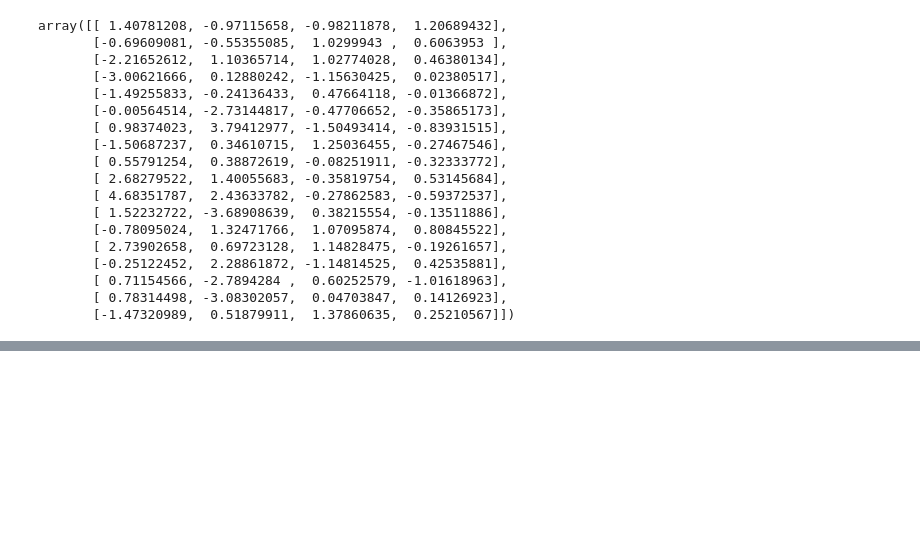
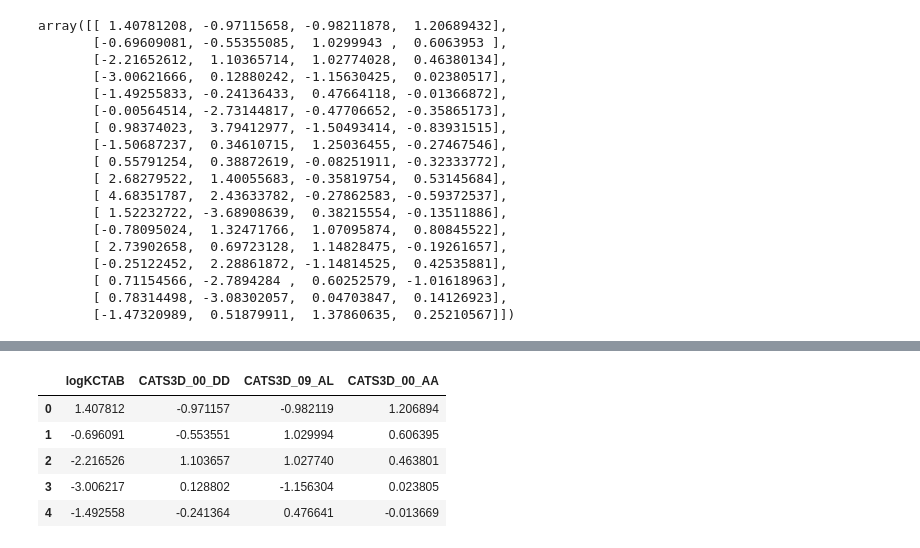
Before and after one commit to Miczel00/machine-learning, a Jupyter notebook: zaj1/main.ipynb, the cells around one changed output, grey strips where cells are left out. Cells and saved outputs as stored; diff of their text form; code cells hidden in the pictures; blank space fills up the shorter version.

```diff
--- a/zaj1/main.ipynb
+++ b/zaj1/main.ipynb
@@ -410,0 +413,13 @@ NameError: name 'lr_score_train' is not defined
+# %%
+my_array = X_train
+
+X_train_pd = pd.DataFrame(my_array, columns = ['logKCTAB','CATS3D_00_DD','CATS3D_09_AL', 'CATS3D_00_AA'])
+
+X_train_pd.head()
+# %% [output]
+|  | logKCTAB | CATS3D_00_DD | CATS3D_09_AL | CATS3D_00_AA |
+| 0 | 1.407812 | -0.971157 | -0.982119 | 1.206894 |
+| 1 | -0.696091 | -0.553551 | 1.029994 | 0.606395 |
+| 2 | -2.216526 | 1.103657 | 1.027740 | 0.463801 |
+| 3 | -3.006217 | 0.128802 | -1.156304 | 0.023805 |
+| 4 | -1.492558 | -0.241364 | 0.476641 | -0.013669 |
```
Also changed, not shown: parts of 16 cells of this notebook.
